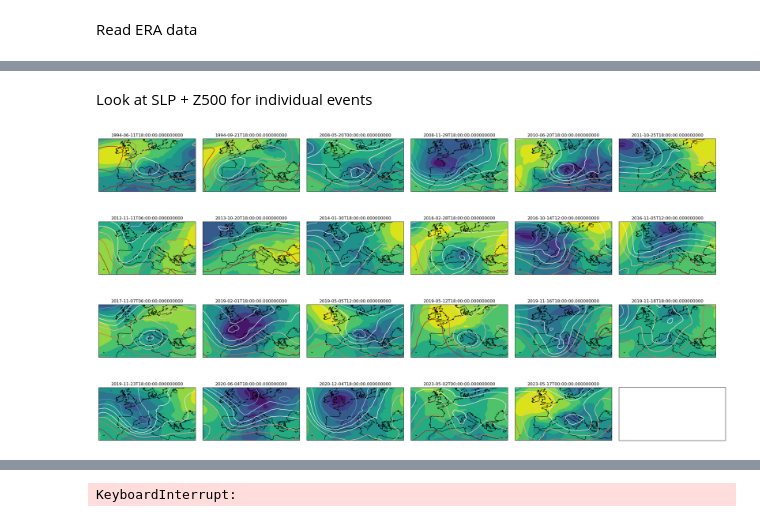
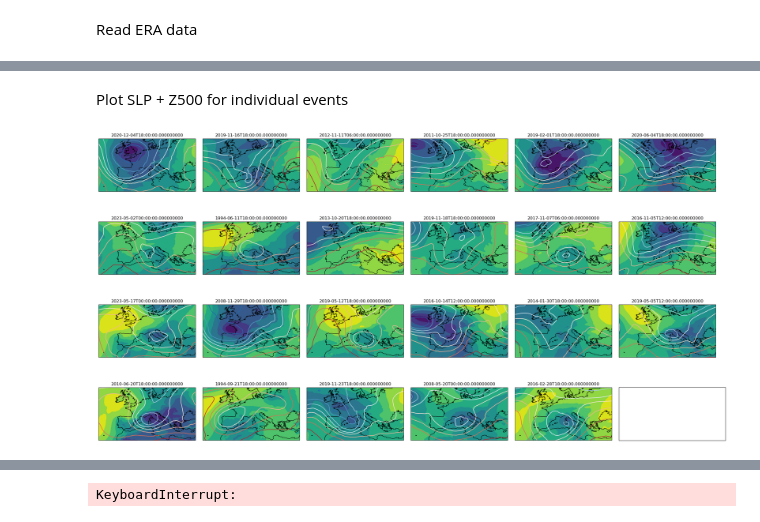
Before and after one commit to zappag/FLORA, a Jupyter notebook: explore.ipynb, the cells around one changed output, grey strips where cells are left out. Drawn from its saved outputs; the diff is of its cells as text; code cells hidden in the pictures.

Commit message:
Z500 and SLP maps are displayed ordered based on peak intensity of event

```diff
--- a/explore.ipynb
+++ b/explore.ipynb
@@ -24,7 +24,7 @@ tlon=10.99
 fname_gp=f"{EFASDIR_HIST}/postpro/single_gp/efas_panaro_modena.nc"
 
 # FLAGS
-plot2d_day=False
+plot2d_day=True
 
 #print(fname_pat)
 #breakpoint()
@@ -71,12 +71,13 @@ data_ds_gp = read_and_store_time_series(fname_pat, lat=tlat, lon=tlon, output_fi
 ds_gp=data_ds_gp['dis06'].values
 # %%
 # Plot a map for a day associated with Panaro flooding near Modena
+# It would be more efficient if we just read the .nc containing the event (sort by year)
 if plot2d_day:
     #
     dataset2d = xr.open_mfdataset(fname_pat, combine='by_coords')
 
     # Access variables within the dataset
-    time_step = '2020-12-06T06:00:00'  # Example time step
+    time_step = '2013-10-20T18:00:00'  # Example time step
     data2d_day=dataset2d.sel(time=time_step)
     #variable = dataset2d['dis06'].sel(time=time_step)
 
@@ -198,6 +199,9 @@ df_events = pd.DataFrame(iv_event)
 event_length=df_events[2].apply(len)
 event_max=df_events[2].apply(max)
 
+# add column with peak intensity
+df_events[3]=event_max
+
 plt.figure
 plt.plot(event_length,event_max,marker='o', linestyle='None', markersize=5, color='blue')
 plt.xlabel('length events (6-hour steps)')
@@ -265,7 +237,12 @@ Attributes:
 # %% [markdown]
-Look at SLP + Z500 for individual events
+Plot SLP + Z500 for individual events
 # %%
-vdata_events=vdata.isel(time=df_events[0])
+
+# order events based on peak intensity
+df_events_sorted=df_events.sort_values(by=3,axis=0,ascending=False)
+
+# extract days in ERA5
+vdata_events=vdata.isel(time=df_events_sorted[0])
 
 # Determine the number of time steps
 num_times = len(vdata_events.time)
@@ -285,38 +262,31 @@ for i, time in enumerate(vdata_events.time):
     #
     data_at_time = vdata_events.sel(time=time)
 
     # Set contour levels
     contour_levels_MSL = np.linspace(data_at_time.MSL.min(), data_at_time.MSL.max(), num=10)
     contour_levels_Z500 = np.linspace(data_at_time.Z.min(), data_at_time.Z.max(), num=10)
 
-
     # Plot in the corresponding subplot
     ax = axes[row, col]
     ax.set_title(f'{time.values}')
-    #im = ax.imshow(data_at_time, extent=(-20, 35, 30, 60), cmap='viridis', origin='lower')
-    #im_MSP = ax.contourf(data_at_time['MSL'], levels=contour_levels_MSL, extent=(-20, 35, 30, 80), cmap='viridis', origin='lower')
-    #im_Z = ax.contour(data_at_time['Z'].sel(plev=50000), levels=contour_levels_Z500, extent=(-20, 35, 30, 80), cmap='RdBu_r', origin='lower')
 
     ax.set_extent([-20, 35, 30, 60], crs=ccrs.PlateCarree())  # Set the desired lat/lon range
-
     im_MSP = ax.contourf(data_at_time['MSL'].lon, data_at_time['MSL'].lat,
                       data_at_time['MSL'], levels=contour_levels_MSL, cmap='viridis', transform=ccrs.PlateCarree())
-
     im_Z = ax.contour(data_at_time['Z'].lon, data_at_time['Z'].lat,
                       data_at_time['Z'].sel(plev=50000), levels=contour_levels_Z500, cmap='RdBu_r', transform=ccrs.PlateCarree())
-    #im_Z = ax.contour(data_at_time['Z'].sel(plev=50000), levels=contour_levels_Z500, cmap='RdBu_r', origin='lower')
 
     # Add coastlines using Cartopy
     ax.coastlines()
 
     # Remove color bar
     cbar = fig.colorbar(im, ax=ax, orientation='vertical', fraction=0.05, pad=0.04)
     cbar.remove()
 
 # Adjust layout
 plt.tight_layout()
 
 # Show the plots
 plt.show()
 # %% [output]
-[figure, old version]
+[figure, new version]
```
Also changed, not shown: parts of 3 cells of this notebook.
